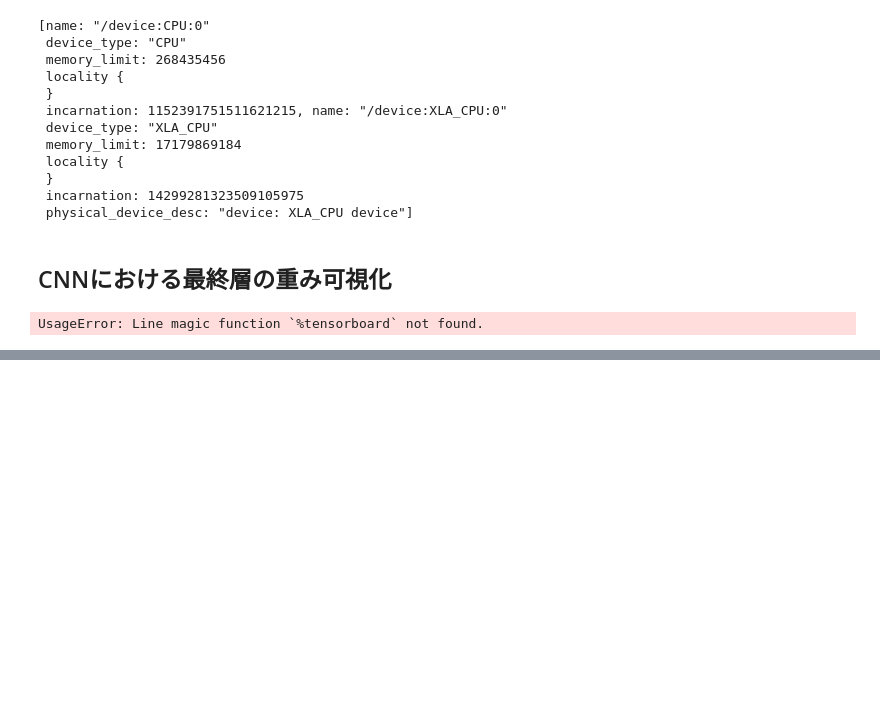
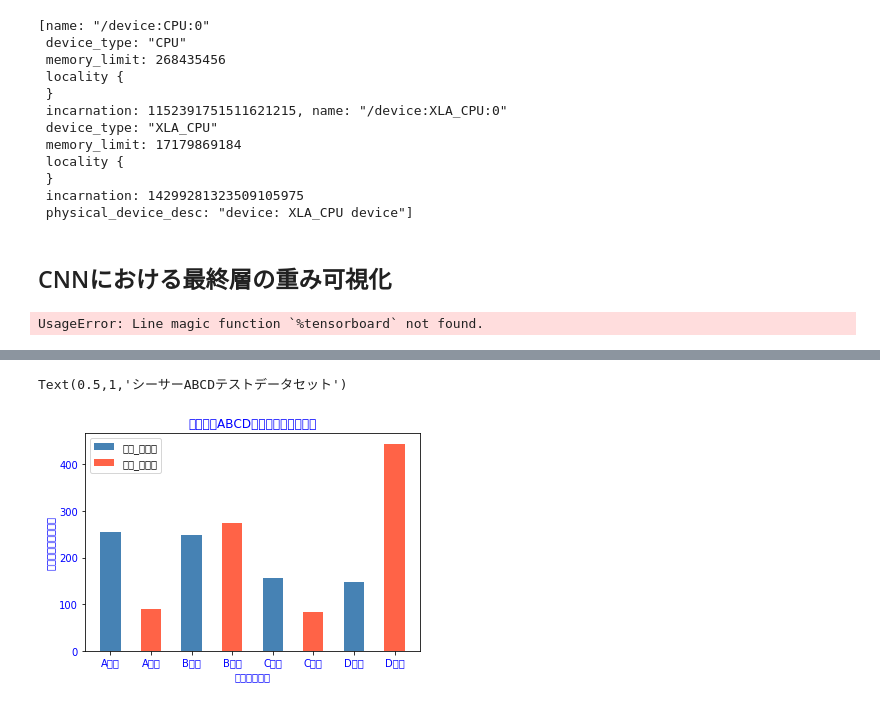
Before and after one commit to Eljefemasao/Graduation_Research, a Jupyter notebook: src/classify_seesa_keras.ipynb, the cells around one changed output, grey strips where cells are left out. Cells and saved outputs as stored; diff of their text form; code cells hidden in the pictures; blank space fills up the shorter version.

```diff
--- a/src/classify_seesa_keras.ipynb
+++ b/src/classify_seesa_keras.ipynb
@@ -762,0 +835,62 @@ UsageError: Line magic function `%tensorboard` not found.
+# %%
+#　テスト用データーセット分布
+df = pd.read_csv("/home/seimei/Graduation_Research/src/path_and_label_test.csv")
+all_row_num =len(df)
+df=df.set_index("weather")
+
+
+left =np.array([0])
+height = np.array([df.where((df["label"] == 0) & (df.index == "kumori") ).count()["label"]])
+p=plt.bar(left, height,width=0.5,color='steelblue', align="center")
+
+left1 =np.array([1])
+height1 = np.array([df.where((df["label"] == 0) & (df.index == "hare") ).count()["label"]])
+p1=plt.bar(left1, height1,width=0.5,color='tomato', align="center")
+
+
+left2 =np.array([2])
+height2 = np.array([df.where((df["label"] == 1) & (df.index == "kumori") ).count()["label"]])
+p2=plt.bar(left2, height2,width=0.5,color='steelblue', align="center")
+
+left3 =np.array([3])
+height3 = np.array([df.where((df["label"] == 1) & (df.index == "hare") ).count()["label"]])
+p3=plt.bar(left3, height3,width=0.5,color='tomato', align="center")
+
+
+left4 =np.array([4])
+height4 = np.array([df.where((df["label"] == 2) & (df.index == "kumori") ).count()["label"]])
+p4=plt.bar(left4, height4,width=0.5,color='steelblue', align="center")
+
+left5 =np.array([5])
+height5 = np.array([df.where((df["label"] == 2) & (df.index == "hare") ).count()["label"]])
+p5=plt.bar(left5, height5,width=0.5,color='tomato', align="center")
+
+
+left6 =np.array([6])
+height6 = np.array([df.where((df["label"] == 3) & (df.index == "kumori") ).count()["label"]])
+p6=plt.bar(left6, height6,width=0.5,color='steelblue', align="center")
+
+left7 =np.array([7])
+height7 = np.array([df.where((df["label"] == 3) & (df.index == "hare") ).count()["label"]])
+p7=plt.bar(left7, height7,width=0.5,color='tomato', align="center")
+
+
+
+plt.xticks([0,1,2,3,4,5,6,7],["A曇り","A晴れ","B曇り","B晴れ","C曇り","C晴れ","D曇り","D晴れ"])
+
+ax = plt.subplot(111)
+for item in ax.get_xticklabels():
+    item.set_color("blue")
+for item in ax.get_yticklabels():
+    item.set_color("blue")
+
+
+plt.legend((p,p1),("曇り_影なし","晴れ_影あり"))
+
+plt.xlabel("クラスの種類",color="blue")
+plt.ylabel("テスト用画像の枚数",color="blue")
+plt.title("シーサーABCDテストデータセット",color="blue")
+#plt.savefig("/Users/masaaki/Desktop/test_graph.png")
+# %% [output]
+Text(0.5,1,'シーサーABCDテストデータセット')
+[figure, added]
```
Also changed, not shown: parts of 19 cells of this notebook.
